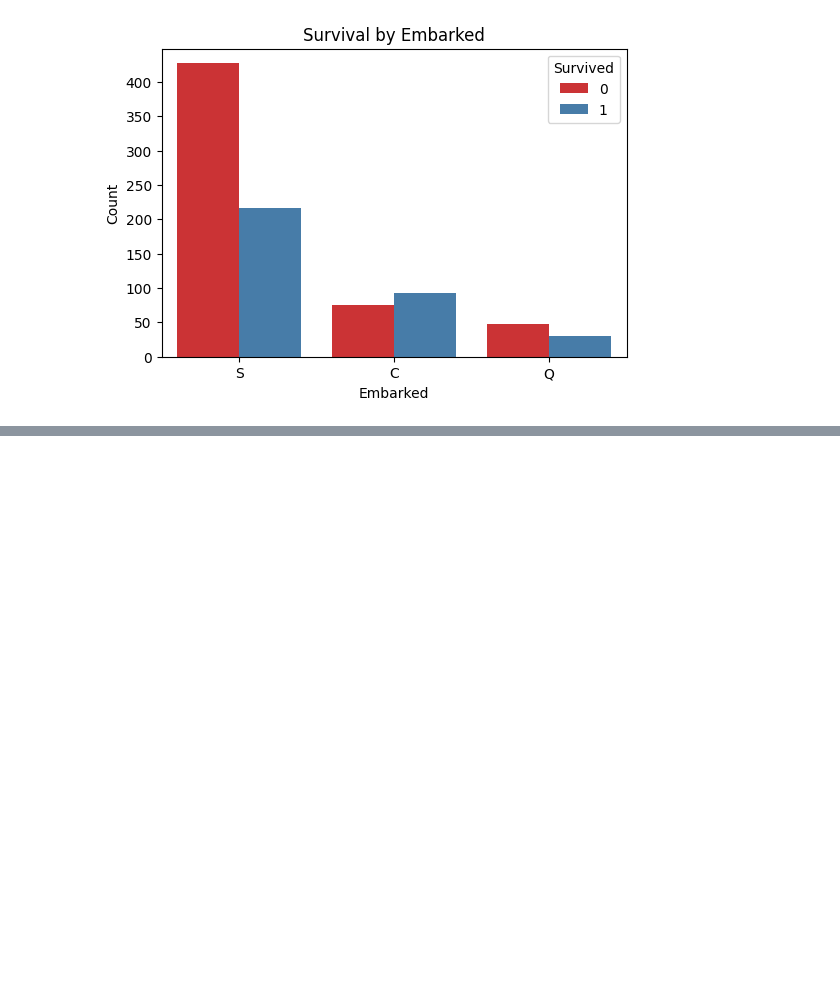
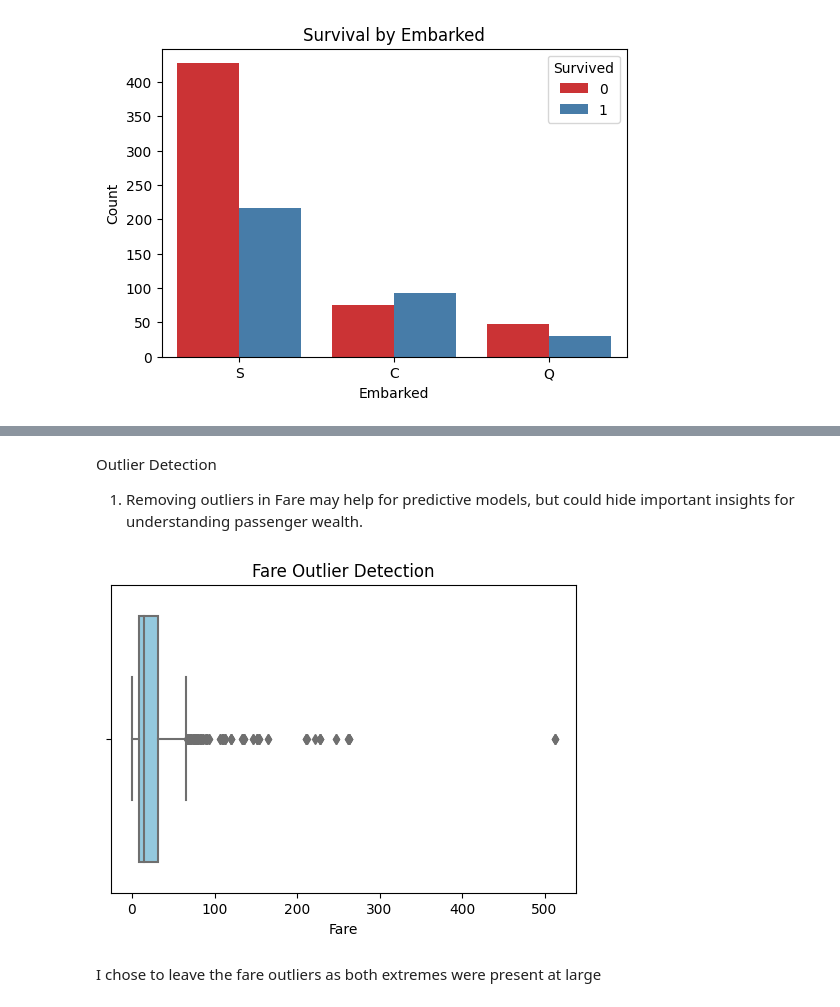
Before and after one commit to Wuodmadam/Kaggle-notebook-Titanic, a Jupyter notebook: TitanicDataset.ipynb, the cells around one changed output, grey strips where cells are left out. Saved outputs shown, nothing was run; the diff lists cells and outputs as text; code cells hidden in the pictures; blank space fills up the shorter version.

```diff
--- a/TitanicDataset.ipynb
+++ b/TitanicDataset.ipynb
@@ -194,0 +226,15 @@ plt.show()
+# %% [markdown]
+Outlier Detection
+1. Removing outliers in Fare may help for predictive models, but could hide important insights for understanding passenger wealth.
+# %%
+# --- Outlier Detection ---
+# fare: Boxplot to detect outliers
+plt.figure(figsize=(6, 4))
+sns.boxplot(x=df['Fare'], color='skyblue')
+plt.title('Fare Outlier Detection')
+plt.xlabel('Fare')
+plt.show()
+# %% [output]
+[figure, added]
+# %% [markdown]
+I chose to leave the fare outliers as both extremes were present at large
```
Also changed, not shown: parts of 8 cells of this notebook.
